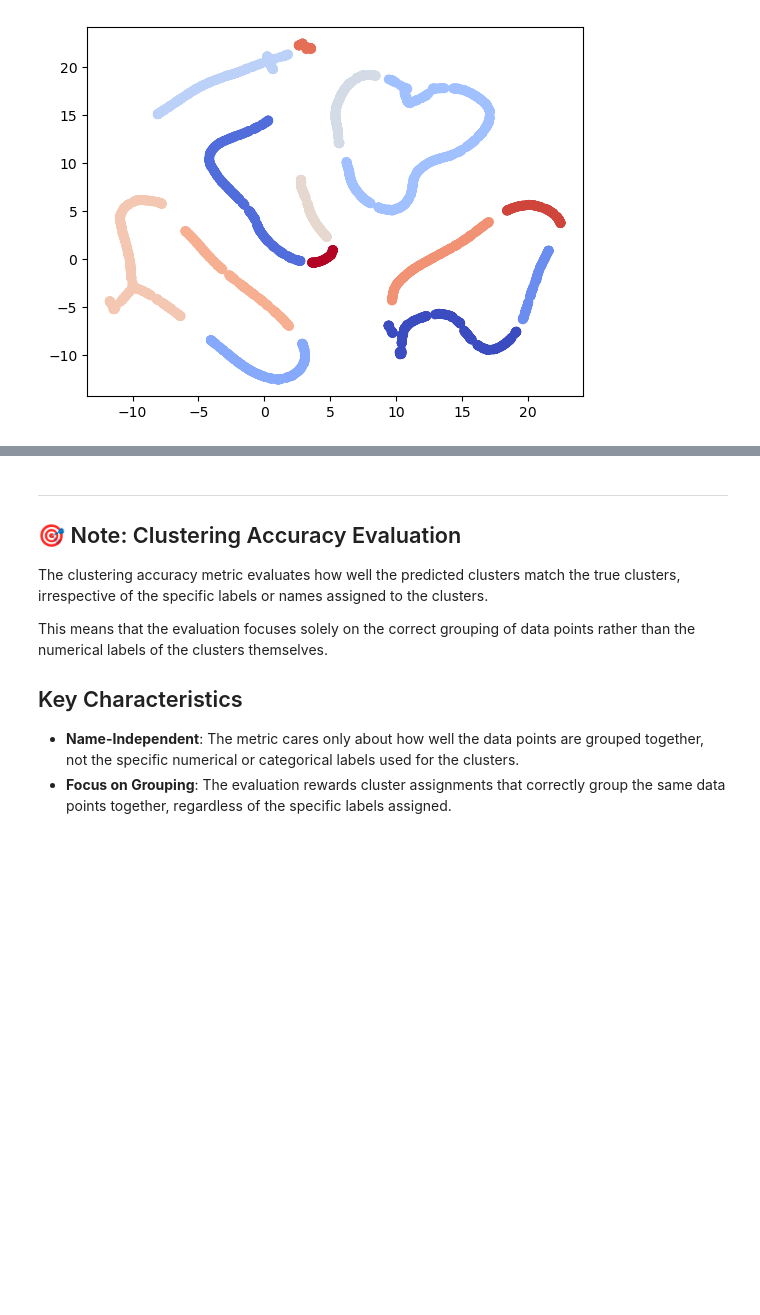
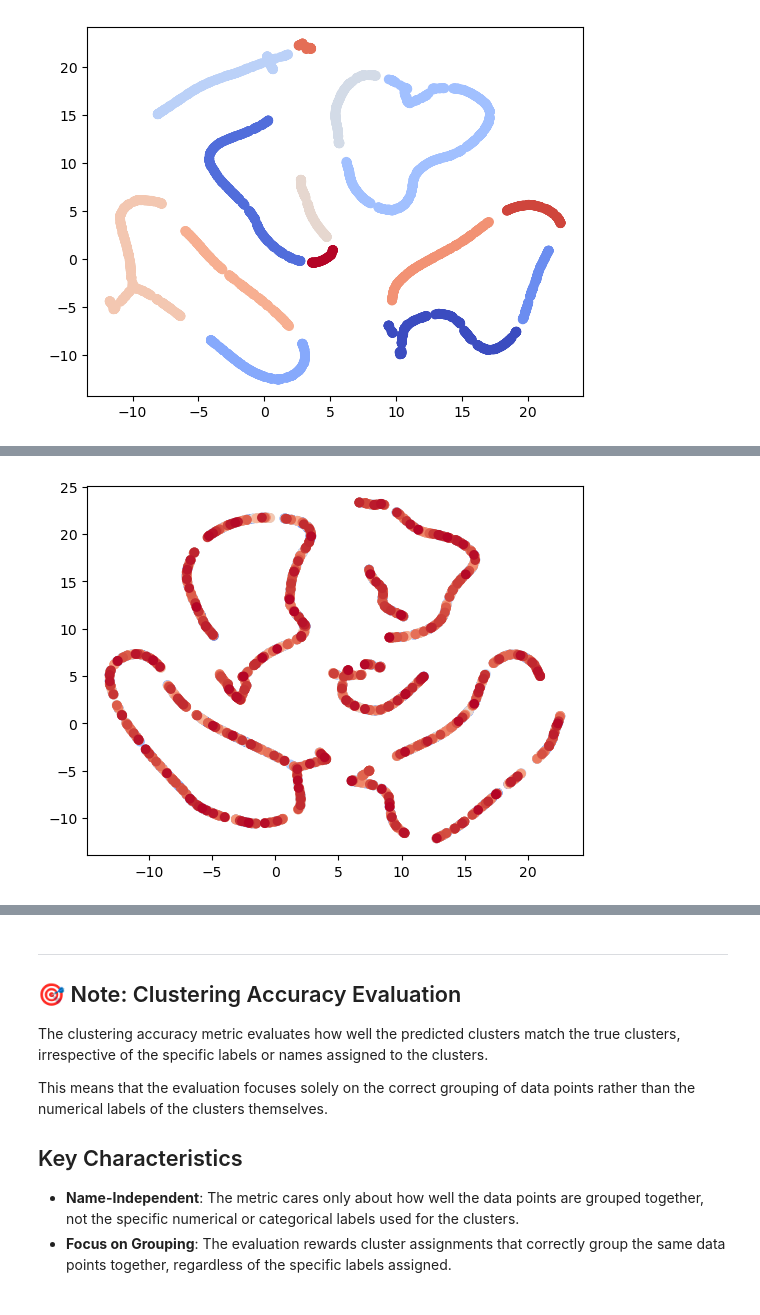
Before and after one commit to MKMC1/TDT4172, a Jupyter notebook: Assignment2_blueprint/Chapter_2.ipynb, the cells around one changed output, grey strips where cells are left out. Cells and saved outputs as stored; diff of their text form; code cells hidden in the pictures; blank space fills up the shorter version.

```diff
--- a/Assignment2_blueprint/Chapter_2.ipynb
+++ b/Assignment2_blueprint/Chapter_2.ipynb
@@ -629,0 +654,11 @@ kmeans_model = KMeans(n_clusters=10, random_state=42)
+# %%
+pca95 = PCA(0.95)
+pca95_results = pca95.fit_transform(data.iloc[:, 1:])
+# %%
+umap_reduction_pca95 = umap.UMAP(random_state=42)
+umap_results_pca95 = umap_reduction_pca95.fit_transform(pca95_results)
+
+plt.scatter(umap_results_pca95[:, 0], umap_results_pca95[:, 1], c=data.iloc[:, 0], cmap='coolwarm')
+plt.show()
+# %% [output]
+[figure, added]
```
Also changed, not shown: parts of 27 cells of this notebook, 1 other file.
